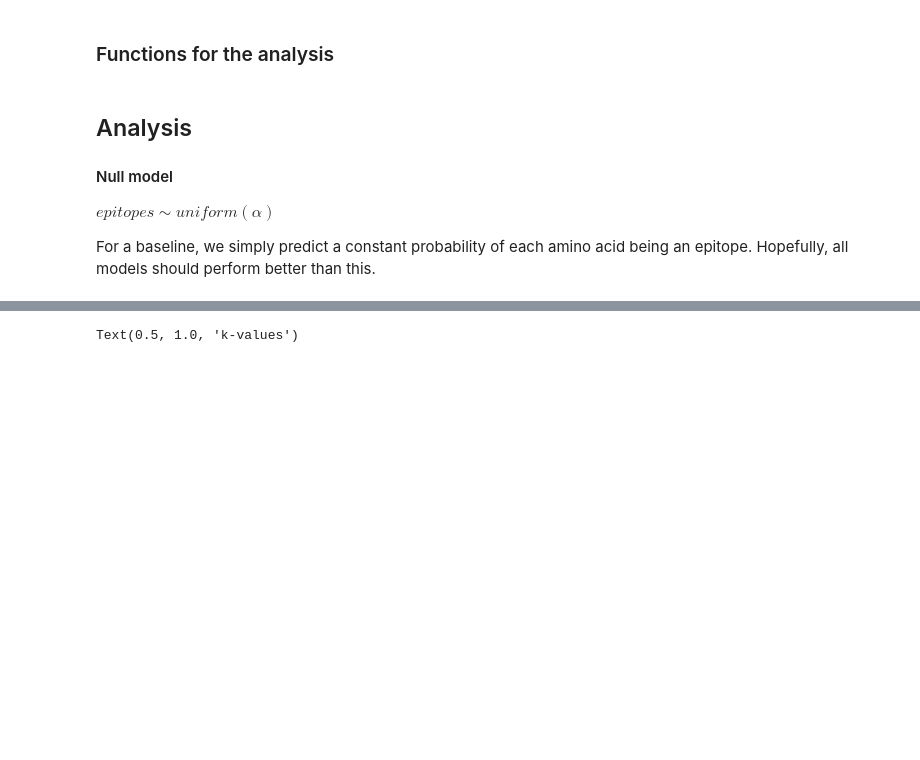
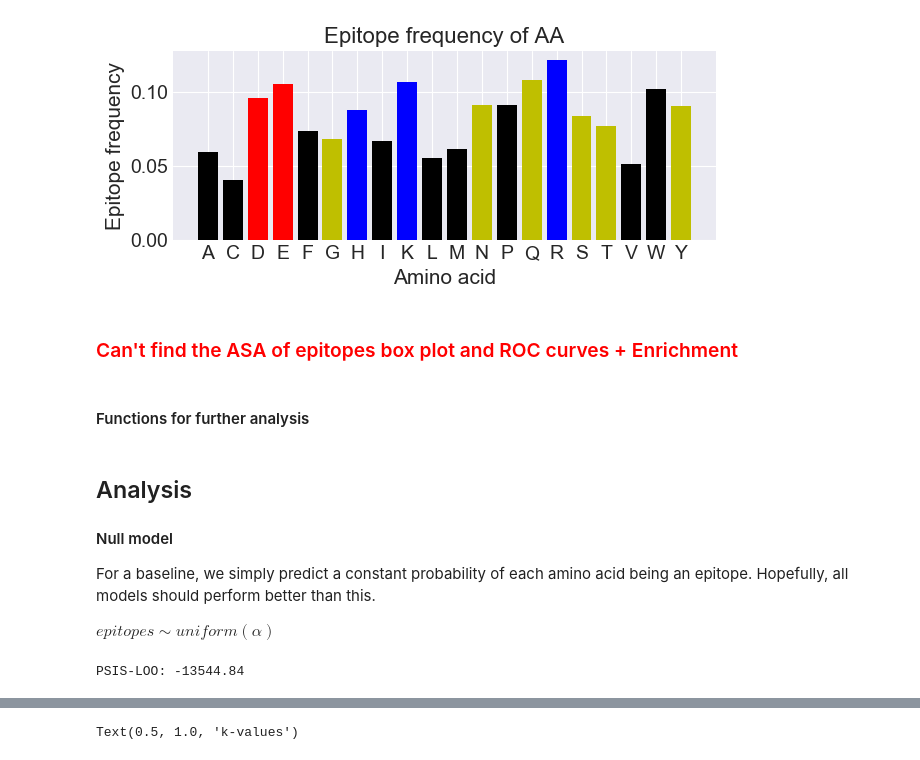
Before and after one commit to BirkirRey/BayesianBepipred, a Jupyter notebook: jakob_dennis/report_nissen_pohl.ipynb, the cells around one changed output, grey strips where cells are left out. Drawn from its saved outputs; the diff is of its cells as text; code cells hidden in the pictures; blank space fills up the shorter version.

Commit message:
model 1

```diff
--- a/jakob_dennis/report_nissen_pohl.ipynb
+++ b/jakob_dennis/report_nissen_pohl.ipynb
@@ -102,5 +136,34 @@ for protein in data:
+# %%
+counts = Counter()
+epitopes = Counter()
+for protein in data:
+    for aa, isepitope in zip(protein['seq'], protein['epitope']):
+        counts[aa] += 1
+        if isepitope:
+            epitopes[aa] += 1
+freq = {aa: epitopes[aa]/counts[aa] for aa in counts if aa != 'X'}
+
+# plot
+plt.figure(figsize=(7, 2.5))
+ind = {aa:i for i, aa in enumerate(sorted(freq))}
+aasets = [('GSTYNQ', 'y'),
+         ('ACFILMVWP', 'k'),
+         ('DE', 'r'),
+         ('RHK', 'b')]
+for aaset, color in aasets:
+    for aa in aaset:
+        plt.bar(ind[aa], freq[aa], color=color)
+plt.xticks(range(len(freq)), sorted(freq))
+plt.title("Epitope frequency of AA")
+plt.xlabel("Amino acid")
+plt.ylabel("Epitope frequency")
+plt.show()
+# %% [output]
+[figure, added]
+# %% [markdown]
+### <span style="color:red">Can't find the ASA of epitopes box plot and ROC curves + Enrichment</span>
 # %% [markdown]
-### Functions for the analysis
+#### Functions for further analysis
 # %%
 # Effective number of parameters
 def p_eff(lppd_loo_cv, log_like):
@@ -115,9 +178,53 @@ def p_eff(lppd_loo_cv, log_like):
 
 #### Null model
 
+For a baseline, we simply predict a constant probability of each amino acid being an epitope. Hopefully, all models should perform better than this.
+
 $epitopes \sim uniform(\alpha)$
-
-For a baseline, we simply predict a constant probability of each amino acid being an epitope. Hopefully, all models should perform better than this.
+# %%
+# PSIS-LOO code + plot for this model
+
+# Add in features
+n_aa = sum(len(protein['seq']) for protein in data)
+
+aa_set = set()
+for protein in data:
+    aa_set.update(set(protein['seq']))
+aa_index = {aa:i+1 for i,aa in enumerate(aa_set)} # Stan is 1-indexed
+
+epitopes = np.empty(n_aa, dtype=np.int32)
+scores = np.empty(n_aa, dtype=np.float32)
+aa = np.empty(n_aa, dtype=np.int32)
+inv_score_sum = np.empty(n_aa, dtype=np.float32)
+inv_length = np.empty(n_aa, dtype=np.float32)
+
+i = 0
+for protein in data:
+    length = len(protein['seq'])
+    sum_scores = sum(protein['preds'])
+
+    epitopes[i:i+length] = protein['epitope']
+    scores[i:i+length] = protein['preds']
+    aa[i:i+length] = [aa_index[i] for i in protein['seq']]
+    inv_score_sum[i:i+length] = 1/sum_scores
+    inv_length[i:i+length] = 1/length
+
+    i += length
+
+standata = {'n_aa': n_aa,
+            'n_classes': len(aa_index),
+            'epitopes': epitopes,
+            'scores': scores,
+            'aa': aa,
+            'inv_score_sum': inv_score_sum,
+            'inv_length': inv_length}
+
+n_epitopes = sum(standata['epitopes'])
+logps = np.array([log(1 - n_epitopes / standata['n_aa']), log(n_epitopes / standata['n_aa'])])
+model_null_loglik = logps[standata['epitopes']].sum()
+print("PSIS-LOO: {:.2f}".format(model_null_loglik))
+# %% [output]
+PSIS-LOO: -13544.84
 # %% [markdown]
 #### Model 0: Bepipred model
 
```
Also changed, not shown: parts of 46 cells of this notebook.
